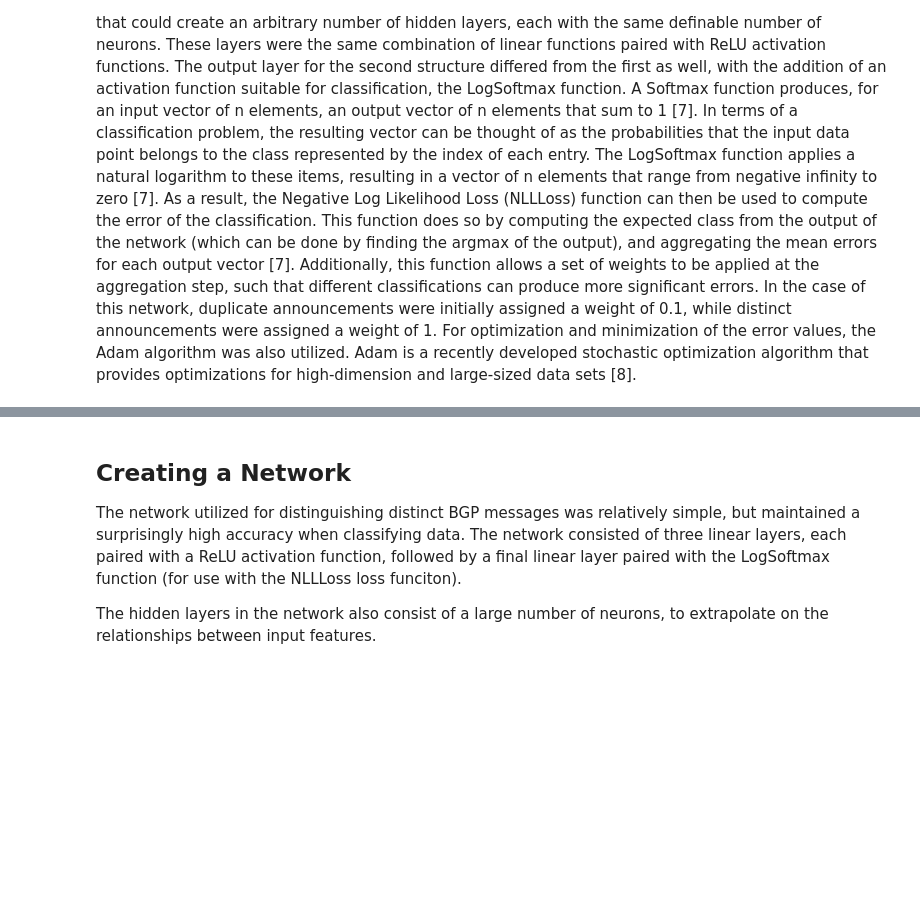
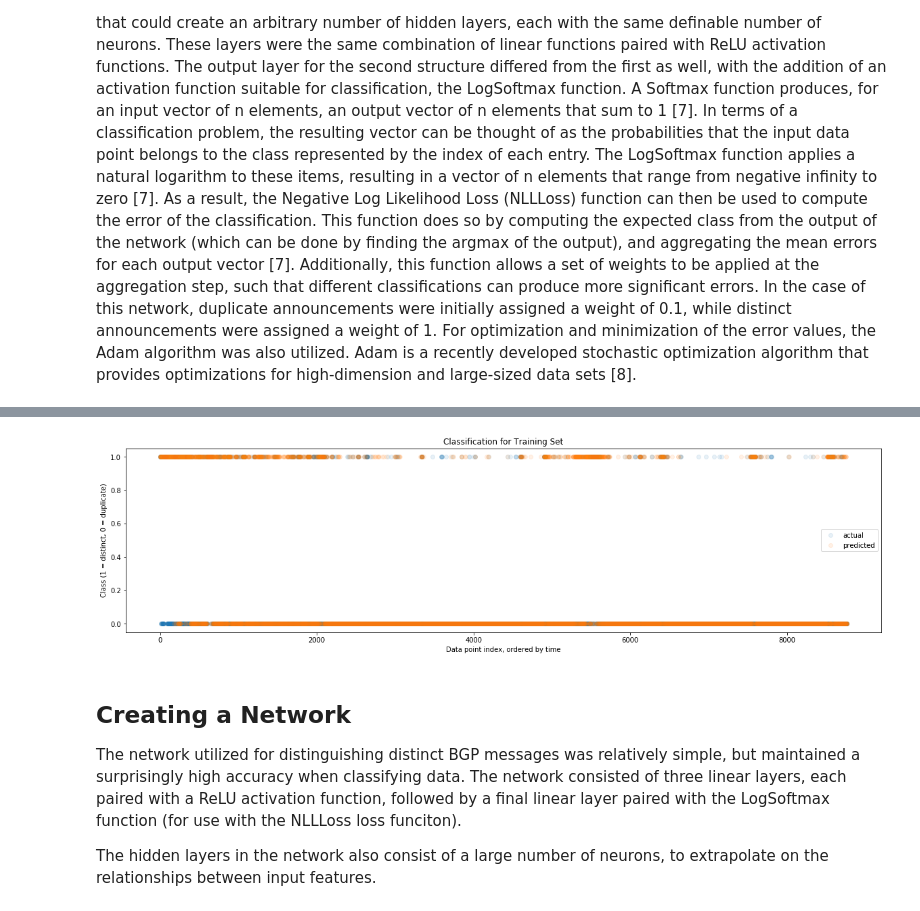
Before and after one commit to adolan5/BGPDistinct, a Jupyter notebook: notebooks/BGPDistinct.ipynb, the cells around one changed output, grey strips where cells are left out. Saved outputs shown, nothing was run; the diff lists cells and outputs as text; code cells hidden in the pictures; blank space fills up the shorter version.

```diff
--- a/notebooks/BGPDistinct.ipynb
+++ b/notebooks/BGPDistinct.ipynb
@@ -287,3 +346,9 @@ The second implementation of the neural network, illustrated below, provided a m
+# %%
+predicted = torch.max(net_manager.net(net_manager.Xtrain), 1)[1].cpu().numpy()
+actual = net_manager.Ttrain.cpu().numpy()
+display_results(actual, predicted)
+# %% [output]
+[figure, added]
 # %% [markdown]
 ## Creating a Network
 The network utilized for distinguishing distinct BGP messages was relatively simple, but maintained a surprisingly high accuracy when classifying data. The network consisted of three linear layers, each paired with a ReLU activation function, followed by a final linear layer paired with the LogSoftmax function (for use with the NLLLoss loss funciton).
```
Also changed, not shown: parts of 10 cells of this notebook.
